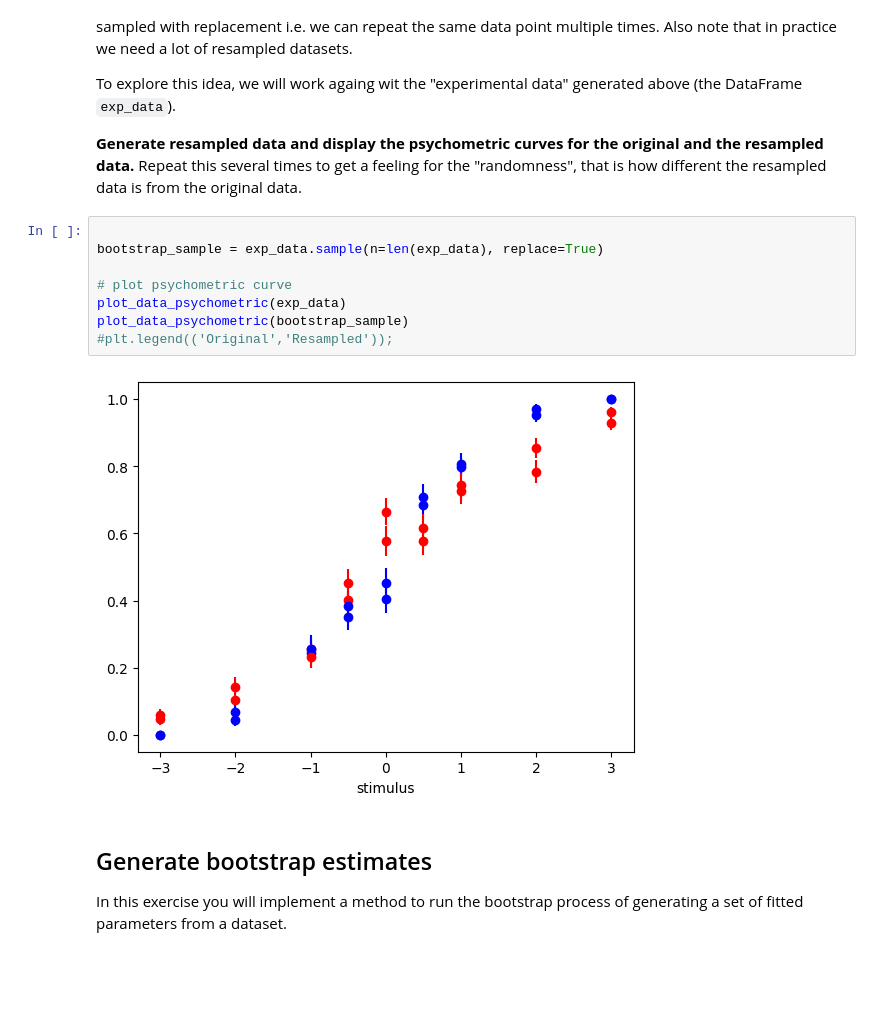
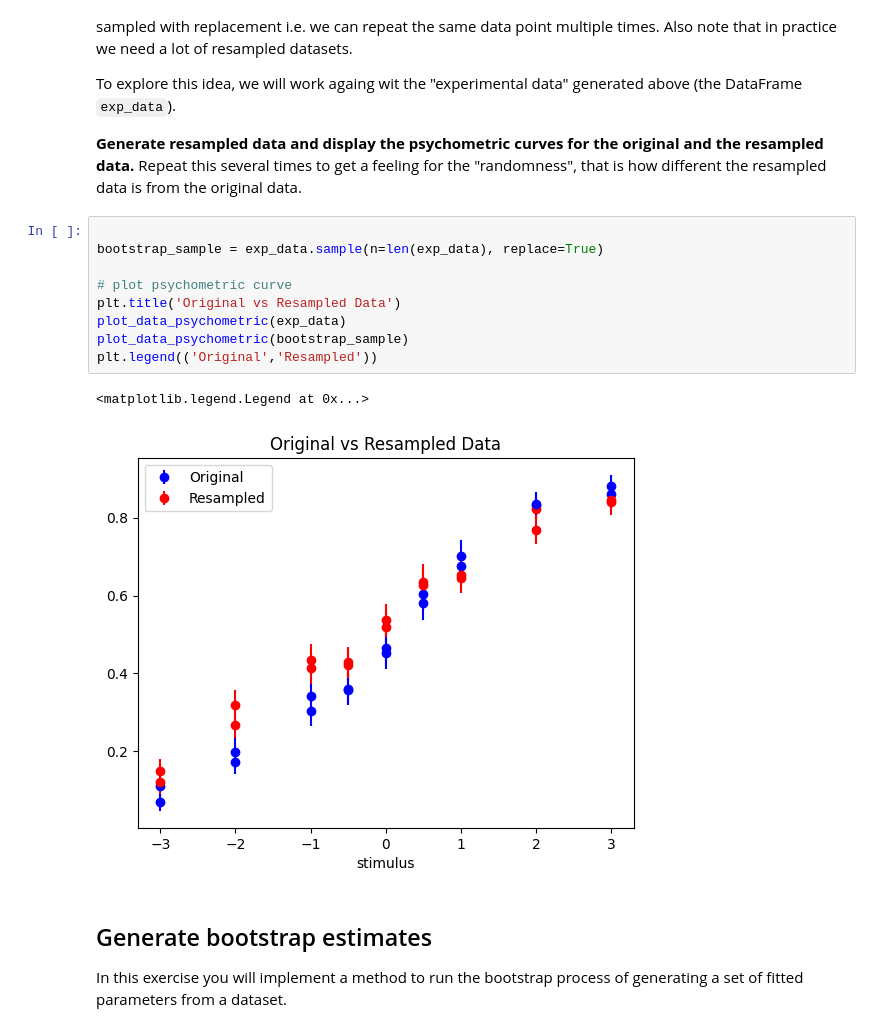
Before and after one commit to ulusalfn/Tutorial-1, a Jupyter notebook: tutorial_1B.ipynb, the cells around one changed output. Cells and saved outputs as stored; diff of their text form; blank space fills up the shorter version.

```diff
--- a/tutorial_1B.ipynb
+++ b/tutorial_1B.ipynb
@@ -190,13 +192,15 @@ To explore this idea, we will work againg wit the "experimental data" generated
 # %%
 
 bootstrap_sample = exp_data.sample(n=len(exp_data), replace=True)
 
 # plot psychometric curve
+plt.title('Original vs Resampled Data')
 plot_data_psychometric(exp_data)
 plot_data_psychometric(bootstrap_sample)
-#plt.legend(('Original','Resampled'));
+plt.legend(('Original','Resampled'))
 # %% [output]
+<matplotlib.legend.Legend at 0x...>
-[figure, old version]
+[figure, new version]
 # %% [markdown]
 ## Generate bootstrap estimates
 
```
Also changed, not shown: parts of 5 cells of this notebook, 1 other file.
